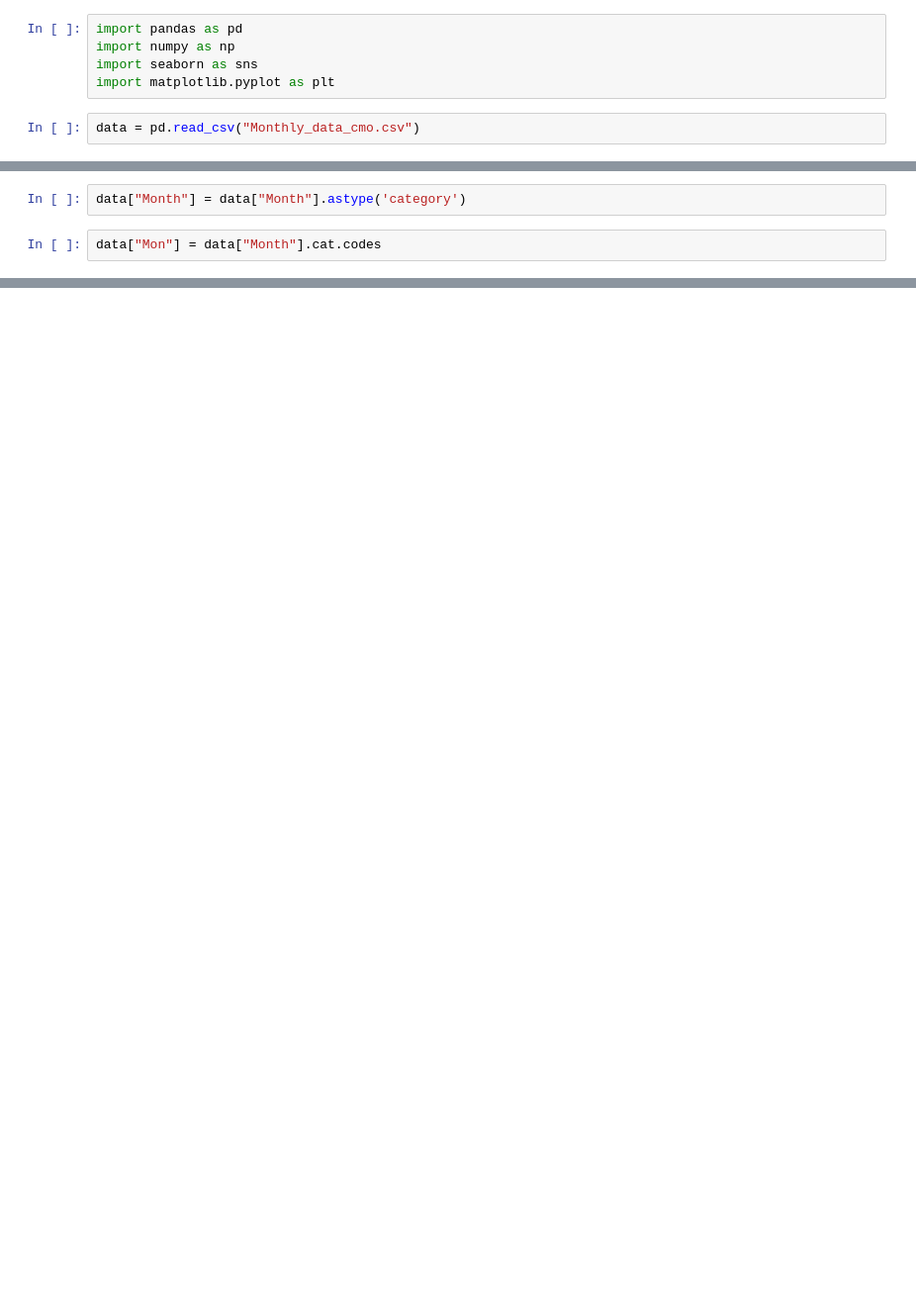
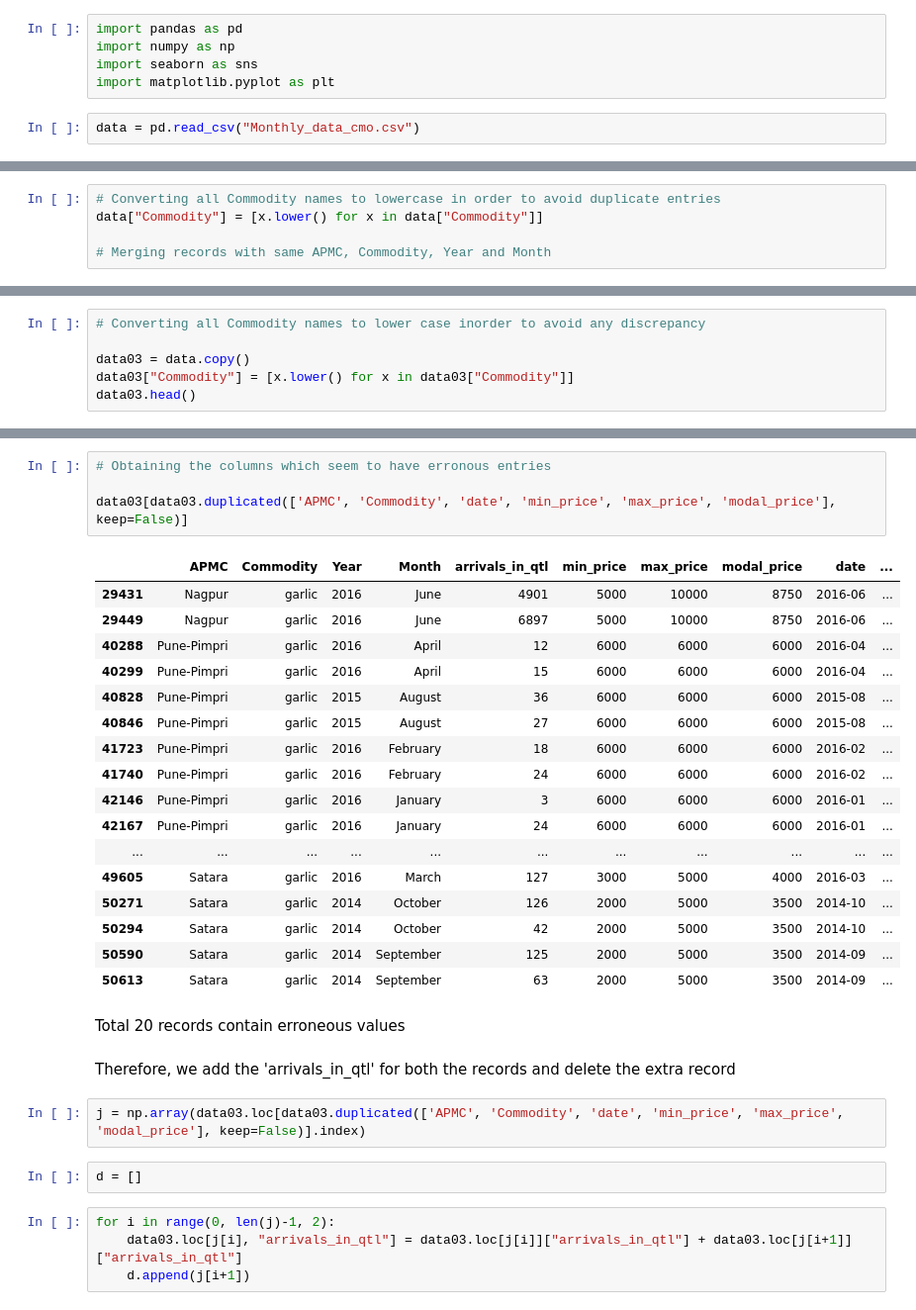
Before and after one commit to himol7/SocialCops, a Jupyter notebook: mandi02.ipynb, the cells around one changed output, grey strips where cells are left out. Shown: that part at 99% size. Saved outputs shown, nothing was run; the diff lists cells and outputs as text; blank space fills up the shorter version.

Commit message:
Removing duplicate records

```diff
--- a/mandi02.ipynb
+++ b/mandi02.ipynb
@@ -34,0 +23,5 @@ data.drop(["date"], axis = 1, inplace = True)
+# %%
+# Converting all Commodity names to lowercase in order to avoid duplicate entries
+data["Commodity"] = [x.lower() for x in data["Commodity"]]
+
+# Merging records with same APMC, Commodity, Year and Month
@@ -44,4 +31,0 @@ data.head()
-# %%
-data["Month"] = data["Month"].astype('category')
-# %%
-data["Mon"] = data["Month"].cat.codes
@@ -91,0 +69,6 @@ sns.barplot(x, y)
+# %%
+# Converting all Commodity names to lower case inorder to avoid any discrepancy
+
+data03 = data.copy()
+data03["Commodity"] = [x.lower() for x in data03["Commodity"]]
+data03.head()
@@ -91,0 +82,34 @@ sns.barplot(x, y)
+# %%
+# Obtaining the columns which seem to have erronous entries
+
+data03[data03.duplicated(['APMC', 'Commodity', 'date', 'min_price', 'max_price', 'modal_price'], keep=False)]
+# %% [output]
+|  | APMC | Commodity | Year | Month | arrivals_in_qtl | min_price | max_price | modal_price | date | ... |
+| 29431 | Nagpur | garlic | 2016 | June | 4901 | 5000 | 10000 | 8750 | 2016-06 | ... |
+| 29449 | Nagpur | garlic | 2016 | June | 6897 | 5000 | 10000 | 8750 | 2016-06 | ... |
+| 40288 | Pune-Pimpri | garlic | 2016 | April | 12 | 6000 | 6000 | 6000 | 2016-04 | ... |
+| 40299 | Pune-Pimpri | garlic | 2016 | April | 15 | 6000 | 6000 | 6000 | 2016-04 | ... |
+| 40828 | Pune-Pimpri | garlic | 2015 | August | 36 | 6000 | 6000 | 6000 | 2015-08 | ... |
+| 40846 | Pune-Pimpri | garlic | 2015 | August | 27 | 6000 | 6000 | 6000 | 2015-08 | ... |
+| 41723 | Pune-Pimpri | garlic | 2016 | February | 18 | 6000 | 6000 | 6000 | 2016-02 | ... |
+| 41740 | Pune-Pimpri | garlic | 2016 | February | 24 | 6000 | 6000 | 6000 | 2016-02 | ... |
+| 42146 | Pune-Pimpri | garlic | 2016 | January | 3 | 6000 | 6000 | 6000 | 2016-01 | ... |
+| 42167 | Pune-Pimpri | garlic | 2016 | January | 24 | 6000 | 6000 | 6000 | 2016-01 | ... |
+| ... | ... | ... | ... | ... | ... | ... | ... | ... | ... | ... |
+| 49605 | Satara | garlic | 2016 | March | 127 | 3000 | 5000 | 4000 | 2016-03 | ... |
+| 50271 | Satara | garlic | 2014 | October | 126 | 2000 | 5000 | 3500 | 2014-10 | ... |
+| 50294 | Satara | garlic | 2014 | October | 42 | 2000 | 5000 | 3500 | 2014-10 | ... |
+| 50590 | Satara | garlic | 2014 | September | 125 | 2000 | 5000 | 3500 | 2014-09 | ... |
+| 50613 | Satara | garlic | 2014 | September | 63 | 2000 | 5000 | 3500 | 2014-09 | ... |
+# %% [markdown]
+Total 20 records contain erroneous values
+# %% [markdown]
+Therefore, we add the 'arrivals_in_qtl' for both the records and delete the extra record
+# %%
+j = np.array(data03.loc[data03.duplicated(['APMC', 'Commodity', 'date', 'min_price', 'max_price', 'modal_price'], keep=False)].index)
+# %%
+d = []
+# %%
+for i in range(0, len(j)-1, 2):
+    data03.loc[j[i], "arrivals_in_qtl"] = data03.loc[j[i]]["arrivals_in_qtl"] + data03.loc[j[i+1]]["arrivals_in_qtl"]
+    d.append(j[i+1])
```
Also changed, not shown: parts of 22 cells of this notebook.
